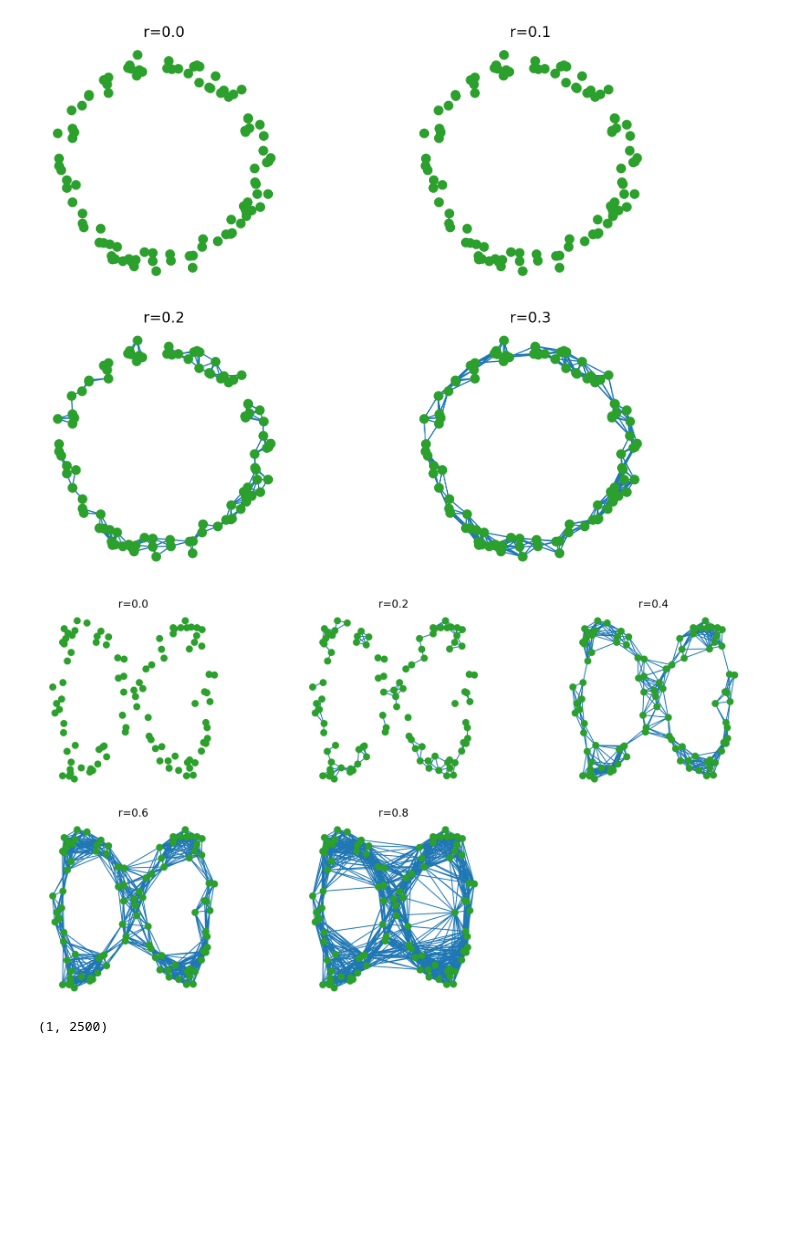
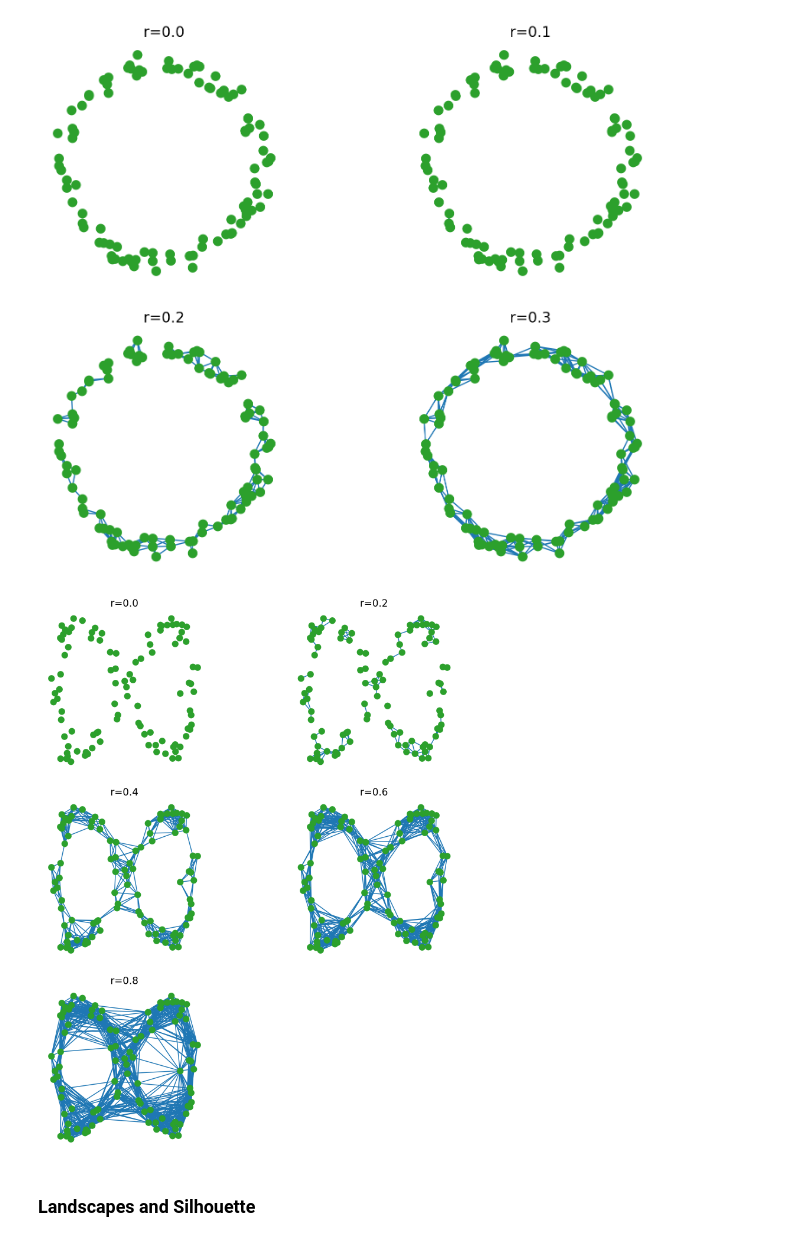
Before and after one commit to AGardinon/TopData-project, a Jupyter notebook: notebooks/2_TopologyMethods.ipynb, the cells around one changed output. Cells and saved outputs as stored; diff of their text form; code cells hidden in the pictures; blank space fills up the shorter version.

```diff
--- a/notebooks/2_TopologyMethods.ipynb
+++ b/notebooks/2_TopologyMethods.ipynb
@@ -183,5 +197,5 @@ barCodes = {
 # %%
-fig, ax = myplt.get_axes(len(files_list), max_col=5, res=200)
+fig, ax = myplt.get_axes(len(files_list), max_col=2, res=200)
 for i,j in enumerate(barCodes):
     gd.plot_persistence_diagram(barCodes[j], axes=ax[i])
     ax[i].set_title(r'P.D. data'+str(i), size=16)
@@ -193,5 +209,5 @@ fig.tight_layout()
 # %%
-fig, ax = myplt.get_axes(len(files_list), max_col=5, res=200)
+fig, ax = myplt.get_axes(len(files_list), max_col=2, res=200)
 for i,j in enumerate(barCodes):
     gd.plot_persistence_barcode(barCodes[j], axes=ax[i])
     ax[i].set_title(r'P.BrCd. data'+str(i), size=16)
@@ -203,5 +221,5 @@ fig.tight_layout()
 # %%
-fig, ax = myplt.get_axes(len(files_list), max_col=5, res=200)
+fig, ax = myplt.get_axes(len(files_list), max_col=2, res=200)
 for i,j in enumerate(barCodes):
     gd.plot_persistence_density(barCodes[j], axes=ax[i])
     ax[i].set_title(r'P.Dens. data'+str(i), size=16)
@@ -213,7 +233,7 @@ fig.tight_layout()
 # %%
 SET = '0'
 filtration_cycle = [0.0, 0.1, 0.2, 0.3, 0.4, 0.5]
-fig, ax = myplt.get_axes(len(filtration_cycle), max_col=3, res=200)
+fig, ax = myplt.get_axes(len(filtration_cycle), max_col=2, res=200)
 for i,fil in enumerate(filtration_cycle):
     filtration = mytop.get_filtration(dataSet['data_'+SET],VRcomplexes['VR_'+SET],r=fil)
     mytop.plt_filtration(dataSet['data_'+SET], filtration, r=fil, axes=ax[i])
@@ -235,11 +255,11 @@ for i,fil in enumerate(filtration_cycle):
 # %%
 SET = '4'
 filtration_cycle = [0.0, 0.2, 0.4, 0.6, 0.8]
-fig, ax = myplt.get_axes(len(filtration_cycle), max_col=3, res=200)
+fig, ax = myplt.get_axes(len(filtration_cycle), max_col=2, res=200)
 for i,fil in enumerate(filtration_cycle):
     filtration = mytop.get_filtration(dataSet['data_'+SET],VRcomplexes['VR_'+SET],r=fil)
     mytop.plt_filtration(dataSet['data_'+SET], filtration, r=fil, axes=ax[i])
     ax[i].set_title(r'r='+str(fil))
     ax[i].set_aspect('equal')
 # %% [output]
-[figure, old version]
+[figure, new version]
@@ -252,4 +266,2 @@ L = LS.fit_transform([VRcomplexes['VR_4'].persistence_intervals_in_dimension(1)]
-# %%
-L.shape
-# %% [output]
-(1, 2500)
+# %% [markdown]
+### Landscapes and Silhouette
```
Also changed, not shown: parts of 29 cells of this notebook, 1 other file.
